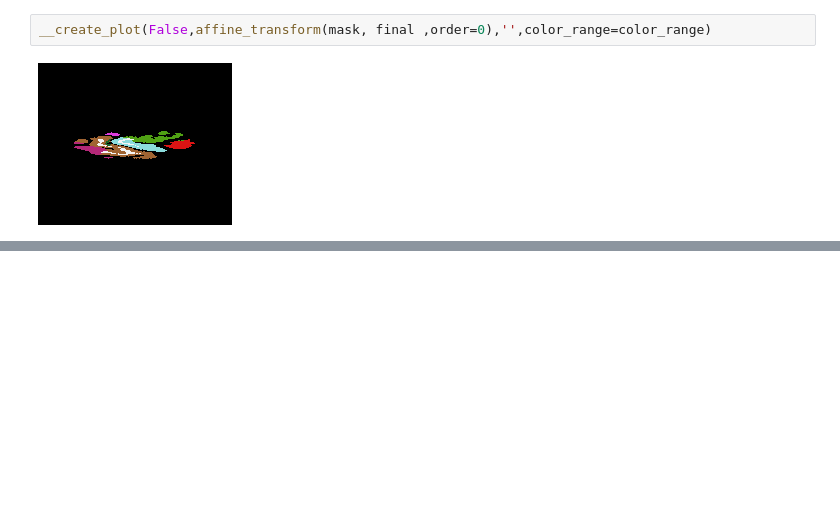
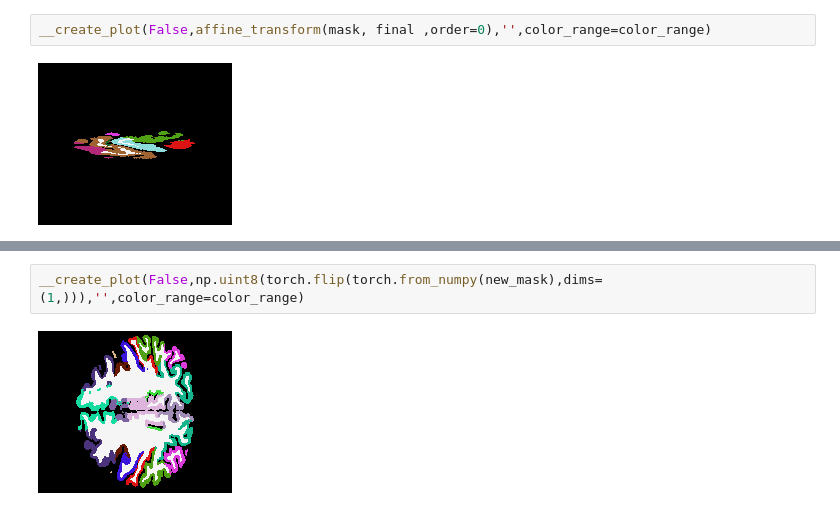
Before and after one commit to sabeenlohawala/brain_segmentation, a Jupyter notebook: notebooks/augmentation_scratch.ipynb, the cells around one changed output, grey strips where cells are left out. Cells and saved outputs as stored; diff of their text form; blank space fills up the shorter version.

```diff
--- a/notebooks/augmentation_scratch.ipynb
+++ b/notebooks/augmentation_scratch.ipynb
@@ -609,0 +643,4 @@ __create_plot(False,affine_transform(mask, final ,order=0),'',color_range=color_
+# %%
+__create_plot(False,np.uint8(torch.flip(torch.from_numpy(new_mask),dims=(1,))),'',color_range=color_range)
+# %% [output]
+[figure, added]
```
Also changed, not shown: parts of 9 cells of this notebook, 7 other files.
